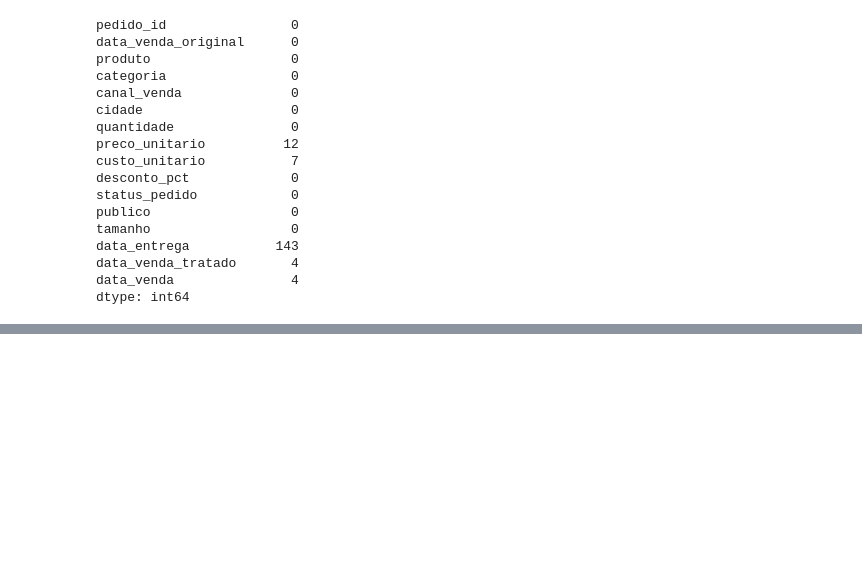
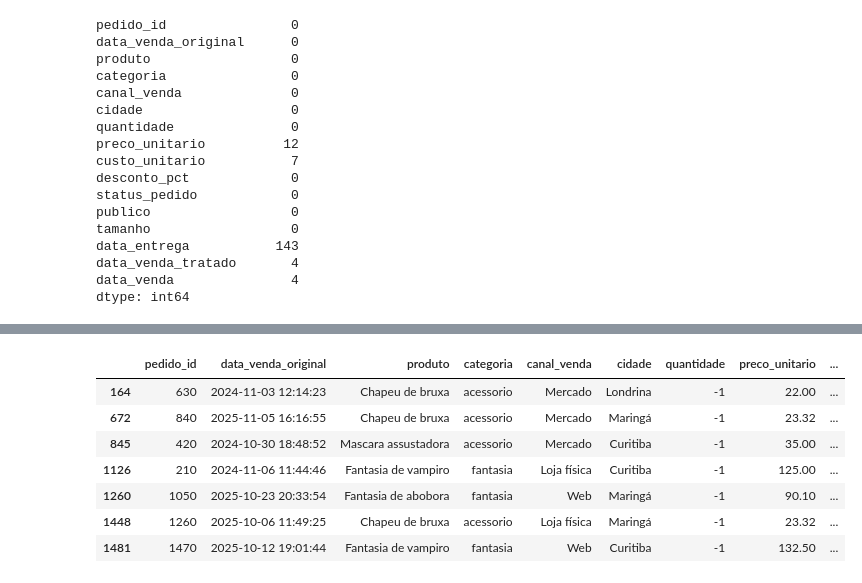
Before and after one commit to Matheus-Franca/vendas_halloween, a Jupyter notebook: vendas_halloween.ipynb, the cells around one changed output, grey strips where cells are left out. Cells and saved outputs as stored; diff of their text form; code cells hidden in the pictures; blank space fills up the shorter version.

```diff
--- a/vendas_halloween.ipynb
+++ b/vendas_halloween.ipynb
@@ -329,0 +386,13 @@ dtype: int64
+# %%
+quantidade_invalida = vendas_tratado[vendas_tratado["quantidade"] <= 0]
+
+quantidade_invalida
+# %% [output]
+|  | pedido_id | data_venda_original | produto | categoria | canal_venda | cidade | quantidade | preco_unitario | ... |
+| 164 | 630 | 2024-11-03 12:14:23 | Chapeu de bruxa | acessorio | Mercado | Londrina | -1 | 22.00 | ... |
+| 672 | 840 | 2025-11-05 16:16:55 | Chapeu de bruxa | acessorio | Mercado | Maringá | -1 | 23.32 | ... |
+| 845 | 420 | 2024-10-30 18:48:52 | Mascara assustadora | acessorio | Mercado | Curitiba | -1 | 35.00 | ... |
+| 1126 | 210 | 2024-11-06 11:44:46 | Fantasia de vampiro | fantasia | Loja física | Curitiba | -1 | 125.00 | ... |
+| 1260 | 1050 | 2025-10-23 20:33:54 | Fantasia de abobora | fantasia | Web | Maringá | -1 | 90.10 | ... |
+| 1448 | 1260 | 2025-10-06 11:49:25 | Chapeu de bruxa | acessorio | Loja física | Maringá | -1 | 23.32 | ... |
+| 1481 | 1470 | 2025-10-12 19:01:44 | Fantasia de vampiro | fantasia | Web | Curitiba | -1 | 132.50 | ... |
```
Also changed, not shown: parts of 16 cells of this notebook.
